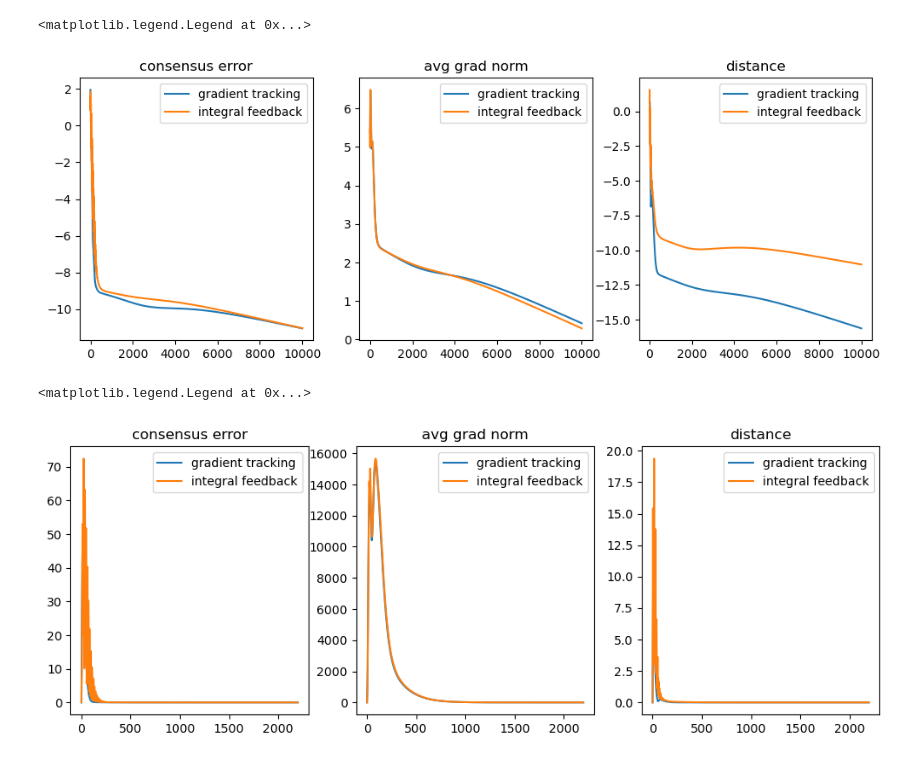
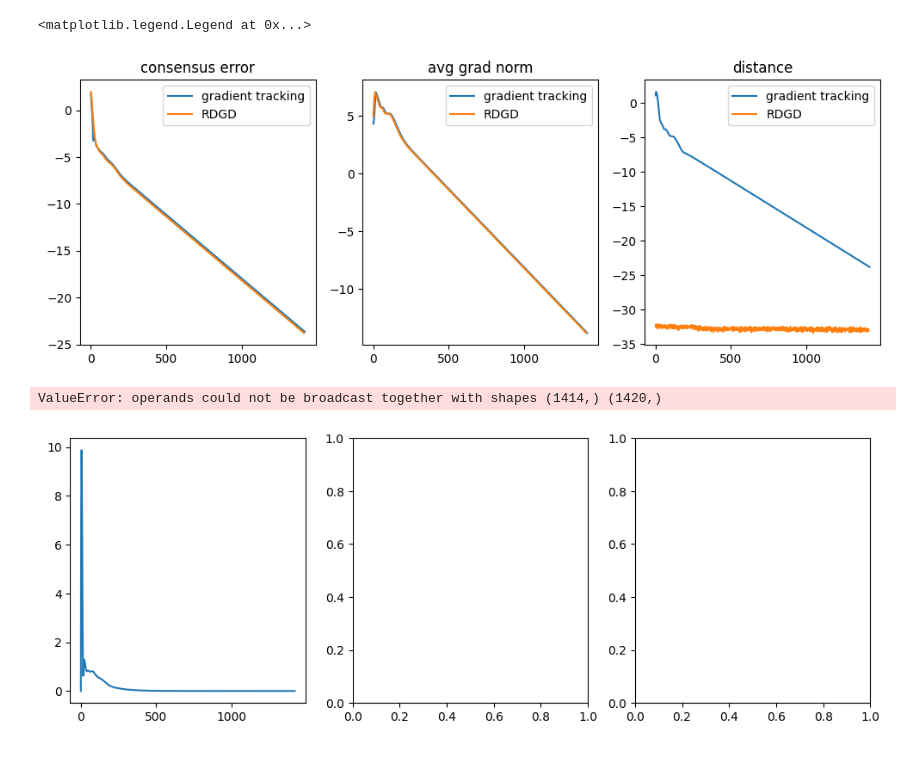
Before and after one commit to sundave1998/Ret_free_tracking1, a Jupyter notebook: ret_free_test.ipynb, the cells around one changed output. Cells and saved outputs as stored; diff of their text form; code cells hidden in the pictures.

```diff
--- a/ret_free_test.ipynb
+++ b/ret_free_test.ipynb
@@ -7,7 +9,7 @@ from retraction_free import *
 N = 4
 m = 1000
 # number of samples ?
-n = 100
+n = 1000
 # problem dim
 r = 5
 
@@ -184,6 +186,6 @@ print(np.sum(np.sum(x_opt.T@A_m@x_opt)))
 # %%
 
-graph_weight = 0.33
+graph_weight = 0.1
 W = np.eye(N)
 for i in range(N):
     W[i, i] -= 2*graph_weight
@@ -207,13 +209,18 @@ for i in range(N):
     X_0[i] = np.copy(x_0)
 
 lin_term = np.random.randn(*X_0.shape)*10
-# lin_term = None
+lin_term = None
 step_size = 0.1/m
 # distance, x_bar = ret_free_tracking(A, W, step_size, X_0, x_opt, max_iter=10000)
 # distance = ret_free_tracking(A, W, step_size, X_0, x_opt)
 # %%
 # plt
     # return np.array(distance), np.array(con_errors), np.array(grad_norms), x_bar
-distance1, con_error1, grad_norm1, x_bar1 = ret_free_tracking(A, W, step_size, X_0, x_opt, max_iter=10000, lin_term=lin_term)
-distance2, con_error2, grad_norm2, x_bar2 = ret_free_integral(A, W, step_size, X_0, x_opt, max_iter=10000, lin_term=lin_term)
+max_iter=10000
+start = time.time()
+distance1, con_error1, grad_norm1, x_bar1 = ret_free_tracking(A, W, step_size, X_0, x_opt, max_iter=max_iter, lin_term=lin_term)
+mid = time.time()
+distance2, con_error2, grad_norm2, x_bar2 = RDGD_tracking(A, W, step_size, X_0, x_opt, max_iter=max_iter, lin_term=lin_term)
+end = time.time()
+# distance2, con_error2, grad_norm2, x_bar2 = ret_free_integral(A, W, step_size, X_0, x_opt, max_iter=max_iter, lin_term=lin_term)
 # %% [output]
@@ -278,27 +383,28 @@ plt.legend()
 # %%
-f, (ax1, ax2, ax3) = plt.subplots(1, 3, figsize=(12, 4))
+f, (ax1, ax2, ax3) = plt.subplots(1,3, figsize=(12,4))
 ax1.plot(np.log(con_error1), label='gradient tracking')
-ax1.plot(np.log(con_error2), label='integral feedback')
+ax1.plot(np.log(con_error2), label='RDGD')
 
 ax1.set_title("consensus error")
 ax1.legend()
 
 
 ax2.plot(np.log(grad_norm1), label='gradient tracking')
-ax2.plot(np.log(grad_norm2), label='integral feedback')
+ax2.plot(np.log(grad_norm2), label='RDGD')
 ax2.set_title("avg grad norm")
 ax2.legend()
 
 ax3.plot(np.log(distance1), label='gradient tracking')
-ax3.plot(np.log(distance2), label='integral feedback')
+ax3.plot(np.log(distance2), label='RDGD')
 ax3.set_title("distance")
 ax3.legend()
 
+
 # ax1.set_title('Sharing Y axis')
 # ax2.scatter(x, y)
 # %% [output]
 <matplotlib.legend.Legend at 0x...>
-[figure, old version]
+[figure, new version]
 # %%
 len = distance1.shape[0]
 k_range = np.linspace(0,distance1.shape[0], distance1.shape[0])
@@ -328,5 +434,5 @@ ax3.plot(k_range, (distance2[:len])*k_range, label='integral feedback')
 ax3.set_title("distance")
 ax3.legend()
 # %% [output]
-<matplotlib.legend.Legend at 0x...>
+ValueError: operands could not be broadcast together with shapes (1414,) (1420,)
-[figure, old version]
+[figure, new version]
```
Also changed, not shown: parts of 11 cells of this notebook, 7 other files.
